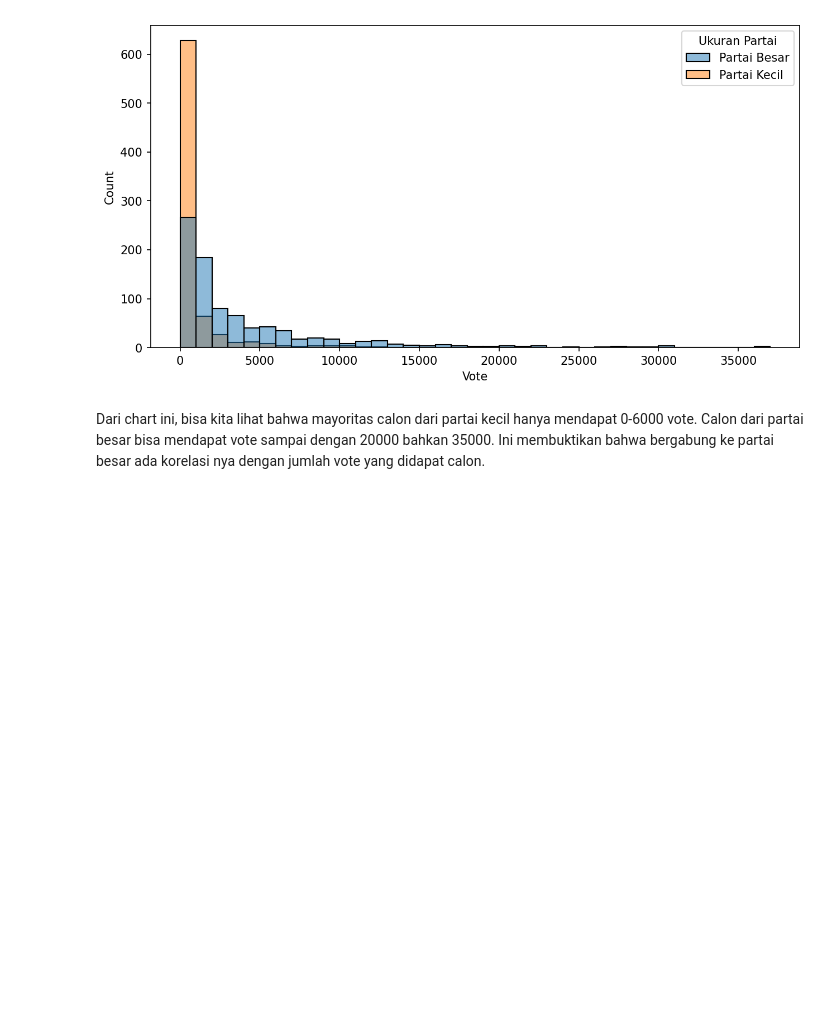
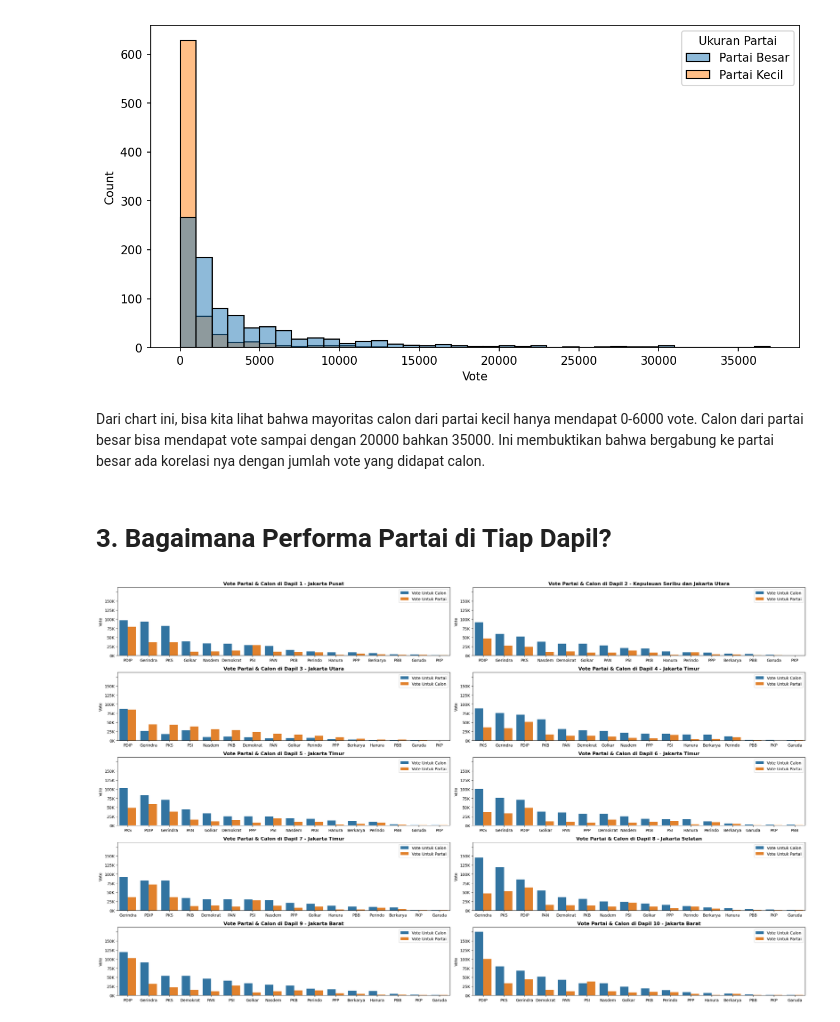
Before and after one commit to danjelito/pemilu-dki-2019, a Jupyter notebook: src/report.ipynb, the cells around one changed output. Saved outputs shown, nothing was run; the diff lists cells and outputs as text; code cells hidden in the pictures; blank space fills up the shorter version.

```diff
--- a/src/report.ipynb
+++ b/src/report.ipynb
@@ -255,3 +256,46 @@ plt.show()
 # %% [markdown]
 Dari chart ini, bisa kita lihat bahwa mayoritas calon dari partai kecil hanya mendapat 0-6000 vote.
 Calon dari partai besar bisa mendapat vote sampai dengan 20000 bahkan 35000. Ini membuktikan bahwa bergabung ke partai besar ada korelasi nya dengan jumlah vote yang didapat calon.
+# %% [markdown]
+# 3. Bagaimana Performa Partai di Tiap Dapil?
+# %%
+data = (df
+    .groupby(["dapil_no", "dapil_nama", "partai"])
+    .agg(
+        vote_untuk_partai=("partai_vote", "mean"),
+        vote_untuk_calon=("vote", "sum"),
+    )
+    .reset_index()
+    .melt(id_vars=["dapil_no", "dapil_nama", "partai"])
+    .assign(
+        variable=lambda df_: df_["variable"].str.replace("_", " ").str.title()
+    )
+)
+
+fig = plt.figure(figsize=(25, 15))
+for i in range(1, 11, 1):
+    ax = plt.subplot(5, 2, i)
+    data_per_dapil = data.loc[data['dapil_no'] == i].sort_values("value", ascending=False)
+    sns.barplot(
+        data=data_per_dapil,
+        x="partai",
+        y="value",
+        hue="variable"
+    )
+    ax.legend(title="")
+    ax.set_ylim(0, 150_000)
+    ax.set_xlabel("")
+    ax.set_ylabel("Vote")
+    ax.set_title(f"Vote Partai & Calon di Dapil {i} - {data_per_dapil['dapil_nama'].unique()[0]}", fontweight="bold")
+    with warnings.catch_warnings():
+        warnings.filterwarnings("ignore", category=UserWarning)
+        if max(data_per_dapil['value']) >= 1000:
+            ylabels = ['{:,.0f}'.format(y) + 'K' for y in ax.get_yticks()/1000]
+            ax.set_yticklabels(ylabels)
+        else:
+            pass
+
+plt.tight_layout()
+plt.show()
+# %% [output]
+[figure, added]
```
Also changed, not shown: parts of 5 cells of this notebook, 2 other files.
